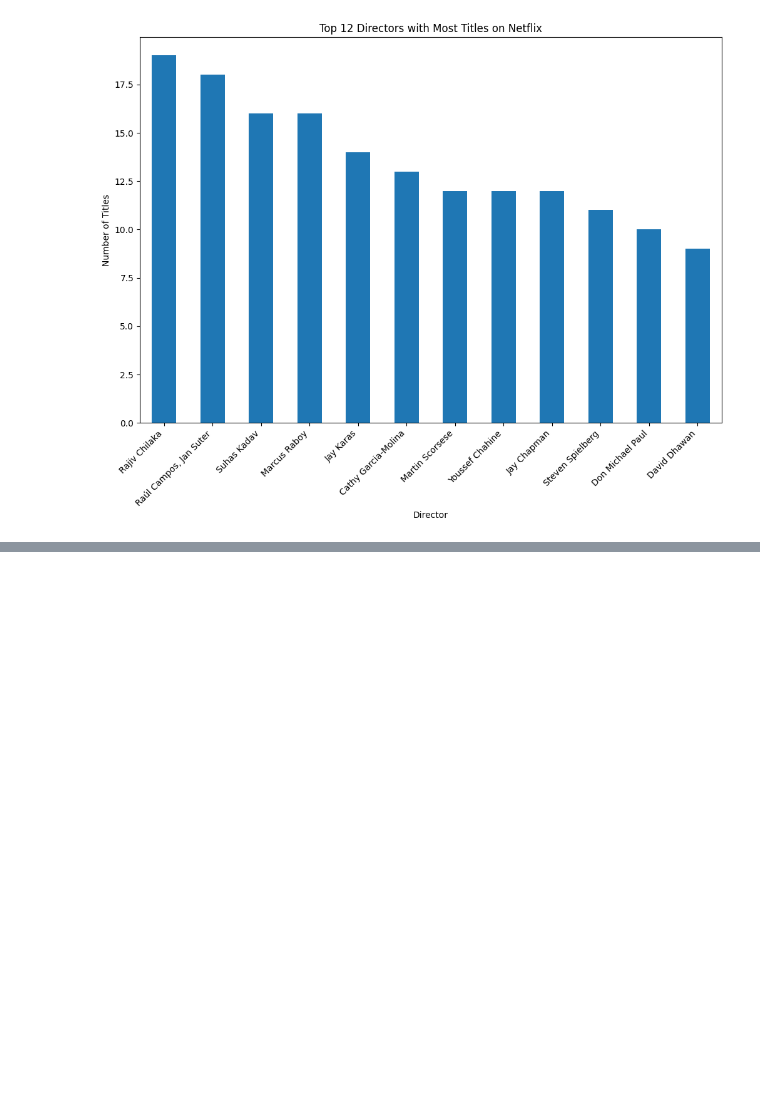
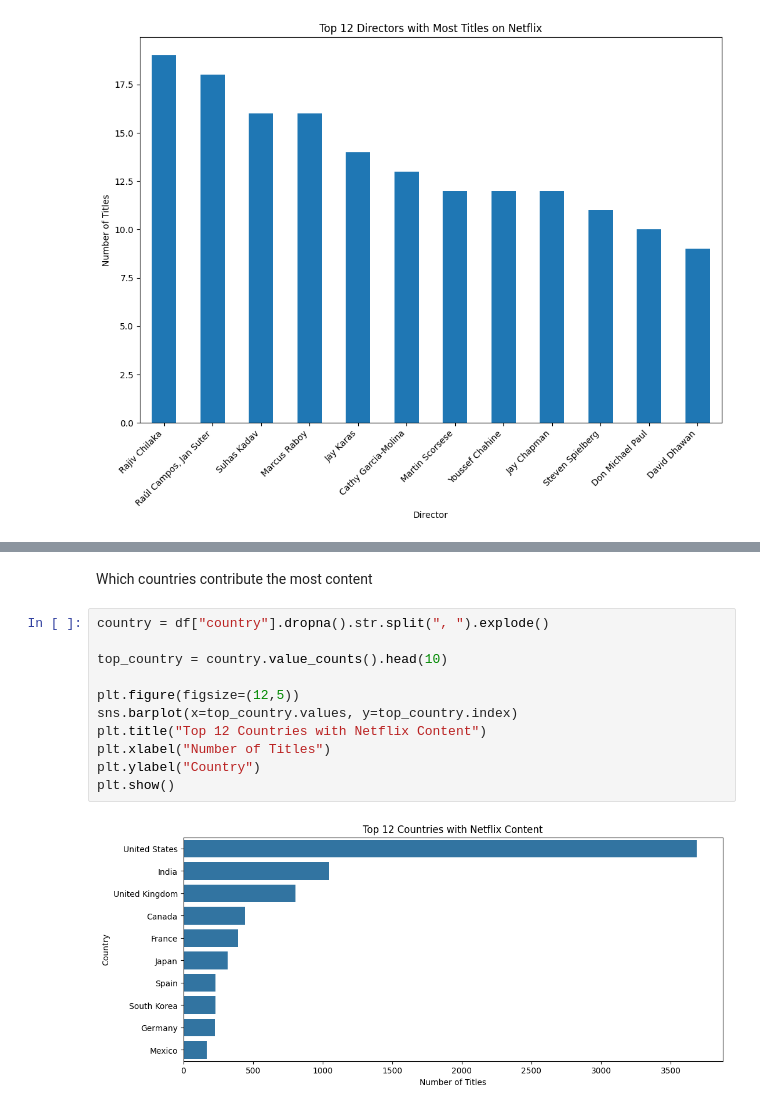
Before and after one commit to Srilahari9826/TASK-Python-pgm, a Jupyter notebook: netflix_project.ipynb, the cells around one changed output, grey strips where cells are left out. Saved outputs shown, nothing was run; the diff lists cells and outputs as text; blank space fills up the shorter version.

```diff
--- a/netflix_project.ipynb
+++ b/netflix_project.ipynb
@@ -152,0 +234,15 @@ plt.show()
+# %% [markdown]
+Which countries contribute the most content
+# %%
+country = df["country"].dropna().str.split(", ").explode()
+
+top_country = country.value_counts().head(10)
+
+plt.figure(figsize=(12,5))
+sns.barplot(x=top_country.values, y=top_country.index)
+plt.title("Top 12 Countries with Netflix Content")
+plt.xlabel("Number of Titles")
+plt.ylabel("Country")
+plt.show()
+# %% [output]
+[figure, added]
```
Also changed, not shown: parts of 14 cells of this notebook.
